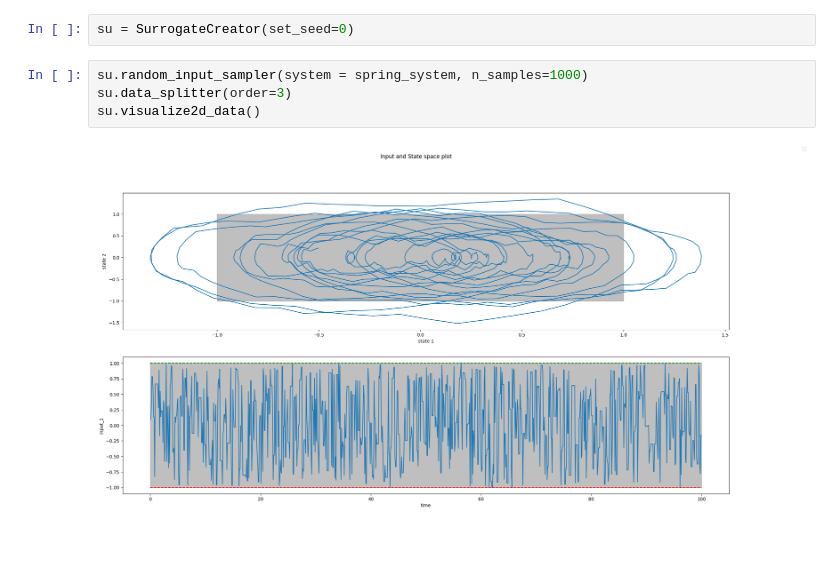
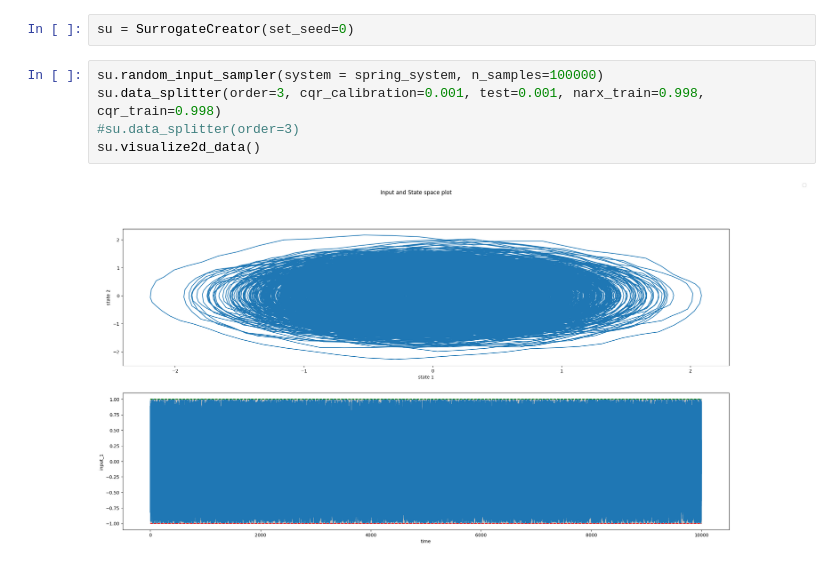
Before and after one commit to naskarsourjya/icb_mpc, a Jupyter notebook: main.ipynb, the cells around one changed output. Cells and saved outputs as stored; diff of their text form.

Commit message:
Random setpoint tracking mpc initialised.

```diff
--- a/main.ipynb
+++ b/main.ipynb
@@ -9,11 +9,12 @@ spring_system = SpringSystem(set_seed=0)
 # %%
 su = SurrogateCreator(set_seed=0)
 # %%
-su.random_input_sampler(system = spring_system, n_samples=1000)
-su.data_splitter(order=3)
+su.random_input_sampler(system = spring_system, n_samples=100000)
+su.data_splitter(order=3, cqr_calibration=0.001, test=0.001, narx_train=0.998, cqr_train=0.998)
+#su.data_splitter(order=3)
 su.visualize2d_data()
 # %% [output]
-[figure, old version]
+[figure, new version]
 # %%
 su.visualize_data()
 # %% [output]
```
Also changed, not shown: parts of 7 cells of this notebook, 7 other files.
